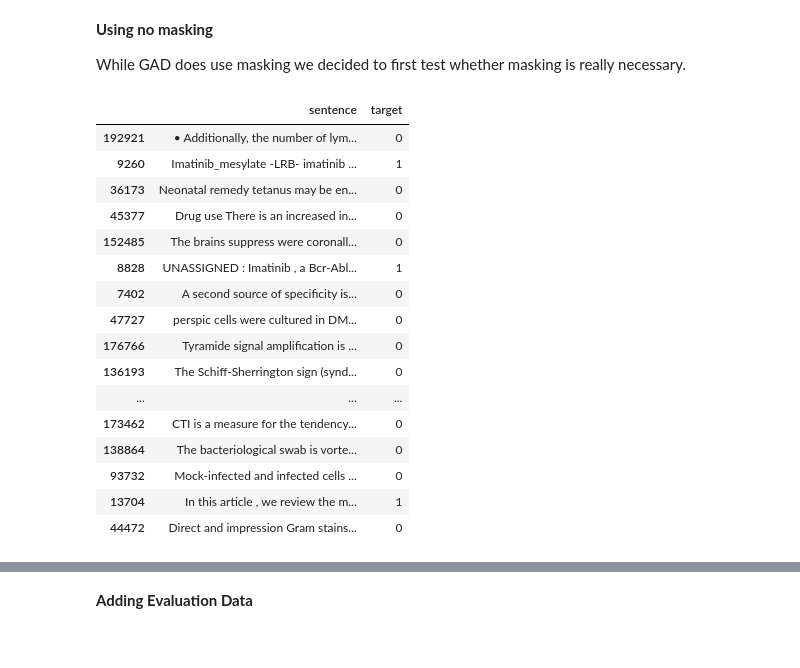
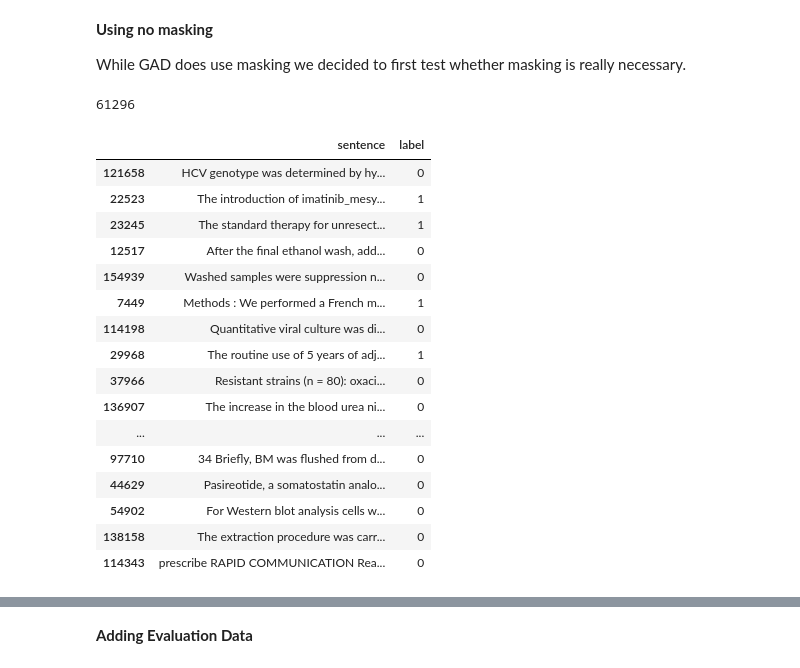
Before and after one commit to tbucci100/task-vt, a Jupyter notebook: drug_treatment_extraction/notebooks/ training_data_explore.ipynb, the cells around one changed output, grey strips where cells are left out. Saved outputs shown, nothing was run; the diff lists cells and outputs as text; code cells hidden in the pictures.

```diff
--- a/drug_treatment_extraction/notebooks/ training_data_explore.ipynb
+++ b/drug_treatment_extraction/notebooks/ training_data_explore.ipynb
@@ -61,13 +61,13 @@ All data in the positive_df is actually positive. The positive_df here is a set
 
 2. https://journals.plos.org/ploscompbiol/article?id=10.1371/journal.pcbi.1004216).
 # %%
-positive_df['target'] = 1
+positive_df['label'] = 1
 # %% [markdown]
 **Assumption 2**
 
 All data in the negative_df is actually negative. Not sure where these sentences came from at the moment. But was assured that they should work.
 # %%
-negatives_df['target'] = 0
+negatives_df['label'] = 0
 negatives_df = negatives_df.rename(columns={'new_sentence': 'sentence', "word_drug":'drug', 'inserted_word':"treatment"})
 # %% [markdown]
 **Combining Positive and Negative Examples**
@@ -89,30 +89,34 @@ combined_traindf.head()
 
 While GAD does use masking we decided to first test whether masking is really necessary.
 # %%
-export_df = combined_traindf[['sentence', 'target']]
+export_df = combined_traindf[['sentence', 'label']]
 # We want to shuffle positive and negative examples.
 export_df = export_df.sample(frac=1)
 # %%
-export_df.to_csv('no_mask_train_data.tsv', index=False, header=False, sep='\t')
+print(len(export_df))
+export_df[:59000].to_csv('no_mask_train_data.tsv', index=False, header=False, sep='\t')
+export_df[59000:60000].to_csv('no_mask_dev_data.tsv', index=False, header=False, sep='\t')
+export_df[60000:].to_csv('no_mask_dev_eval.tsv', index=False, header=True, sep='\t')
 export_df.head(20)
 # %% [output]
+61296
-|  | sentence | target |
-| 192921 | • Additionally, the number of lym... | 0 |
-| 9260 | Imatinib_mesylate -LRB- imatinib ... | 1 |
-| 36173 | Neonatal remedy tetanus may be en... | 0 |
-| 45377 | Drug use There is an increased in... | 0 |
-| 152485 | The brains suppress were coronall... | 0 |
-| 8828 | UNASSIGNED : Imatinib , a Bcr-Abl... | 1 |
-| 7402 | A second source of specificity is... | 0 |
-| 47727 | perspic cells were cultured in DM... | 0 |
-| 176766 | Tyramide signal amplification is ... | 0 |
-| 136193 | The Schiff-Sherrington sign (synd... | 0 |
+|  | sentence | label |
+| 121658 | HCV genotype was determined by hy... | 0 |
+| 22523 | The introduction of imatinib_mesy... | 1 |
+| 23245 | The standard therapy for unresect... | 1 |
+| 12517 | After the final ethanol wash, add... | 0 |
+| 154939 | Washed samples were suppression n... | 0 |
+| 7449 | Methods : We performed a French m... | 1 |
+| 114198 | Quantitative viral culture was di... | 0 |
+| 29968 | The routine use of 5 years of adj... | 1 |
+| 37966 | Resistant strains (n = 80): oxaci... | 0 |
+| 136907 | The increase in the blood urea ni... | 0 |
 | ... | ... | ... |
-| 173462 | CTI is a measure for the tendency... | 0 |
-| 138864 | The bacteriological swab is vorte... | 0 |
-| 93732 | Mock-infected and infected cells ... | 0 |
-| 13704 | In this article , we review the m... | 1 |
-| 44472 | Direct and impression Gram stains... | 0 |
+| 97710 | 34 Briefly, BM was flushed from d... | 0 |
+| 44629 | Pasireotide, a somatostatin analo... | 0 |
+| 54902 | For Western blot analysis cells w... | 0 |
+| 138158 | The extraction procedure was carr... | 0 |
+| 114343 | prescribe RAPID COMMUNICATION Rea... | 0 |
 # %%
 from google.colab import auth
 auth.authenticate_user()
```
Also changed, not shown: parts of 8 cells of this notebook.
